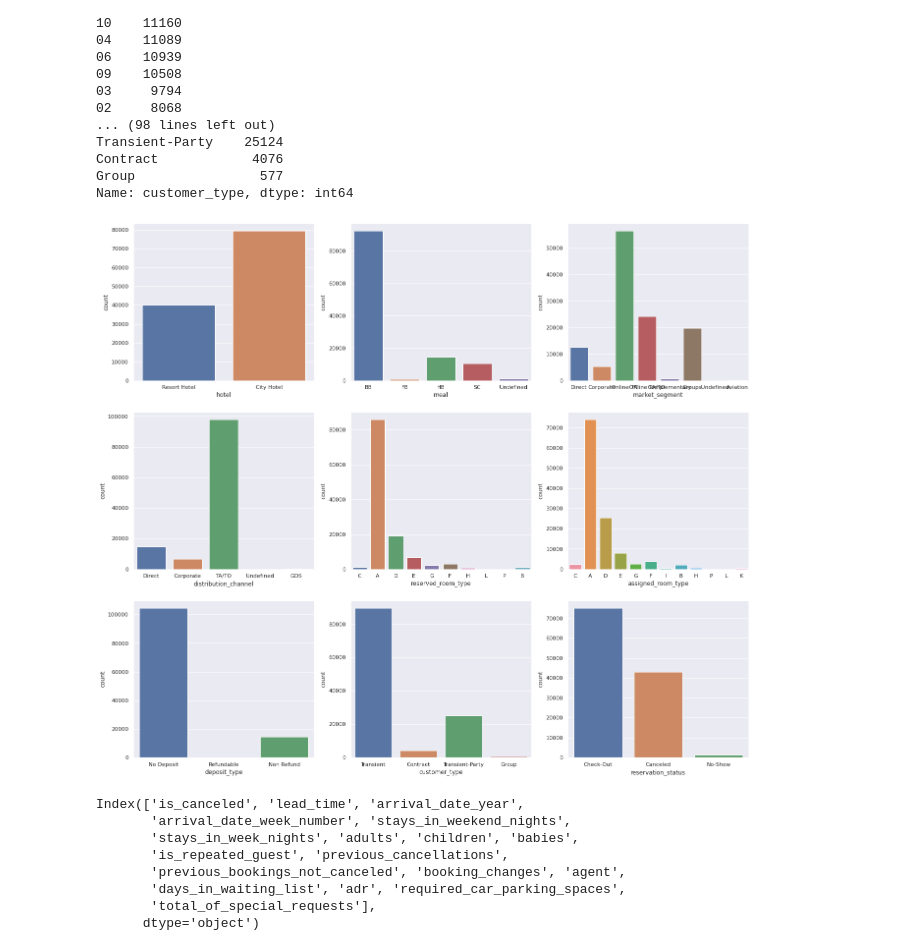
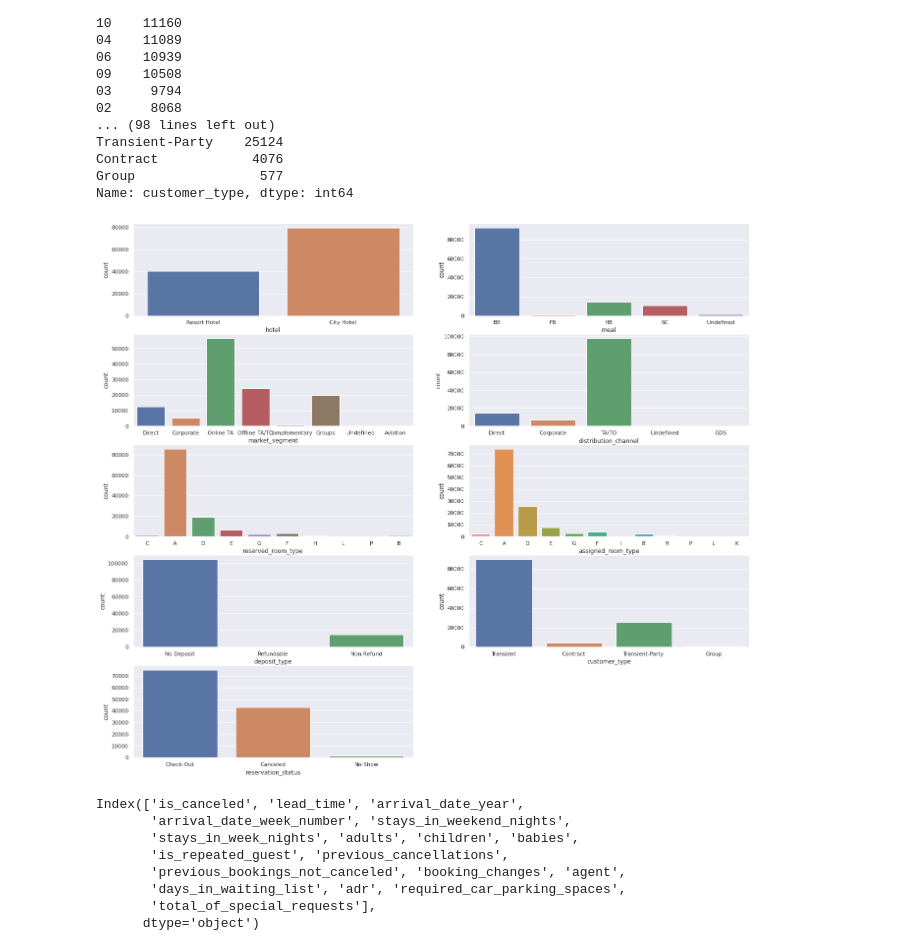
Before and after one commit to SethupathyM/EDA---Capstone-Project, a Jupyter notebook: Hotel_Booking_Capstone_Project.ipynb, the cells around one changed output. Cells and saved outputs as stored; diff of their text form; code cells hidden in the pictures.

```diff
--- a/Hotel_Booking_Capstone_Project.ipynb
+++ b/Hotel_Booking_Capstone_Project.ipynb
@@ -29,8 +29,8 @@ drive.mount('/content/drive')
 Drive already mounted at /content/drive; to attempt to forcibly remount, call drive.mount("/content/drive", force_remount=True).
 # %%
 # Data frame reading
-df=pd.read_csv('/content/drive/MyDrive/AlmaBetter/Modules/Python/Projects/EDA Hotel Booking/Copy of Hotel Bookings.csv')
-df1=pd.read_csv('/content/drive/MyDrive/AlmaBetter/Modules/Python/Projects/EDA Hotel Booking/Copy of Hotel Bookings.csv')
+df=pd.read_csv('/content/drive/MyDrive/Capstone_Project_EDA_Hotel_Booking/Hotel Bookings.csv')
+df1=pd.read_csv('/content/drive/MyDrive/Capstone_Project_EDA_Hotel_Booking/Hotel Bookings.csv')
 # %%
 # Head
 df.head()
@@ -242,13 +242,13 @@ Name: customer_type, dtype: int64
 # %%
 # Count plot for Categorical variables
 lst_count = ['hotel', 'meal', 'market_segment', 'distribution_channel', 'reserved_room_type', 'assigned_room_type', 'deposit_type', 'customer_type', 'reservation_status']
 plt.figure(figsize = (20,20))
 sns.set_theme()
 for i in enumerate(lst_count):
-    plt.subplot(3, 3,i[0]+1)
+    plt.subplot(5, 2,i[0]+1)
     sns.countplot(data = df, x = df[i[1]])
 # %% [output]
-[figure, old version]
+[figure, new version]
 # %%
 df.describe().columns
 # %% [output]
```
Also changed, not shown: parts of 1 cell of this notebook.
